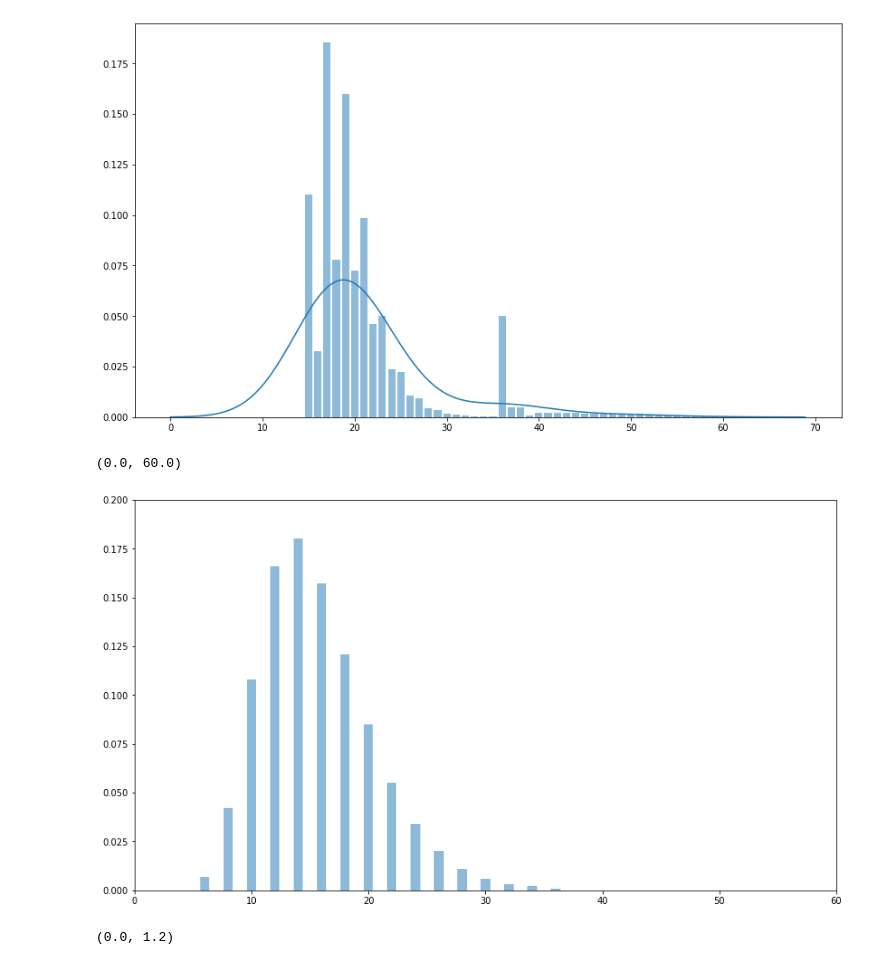
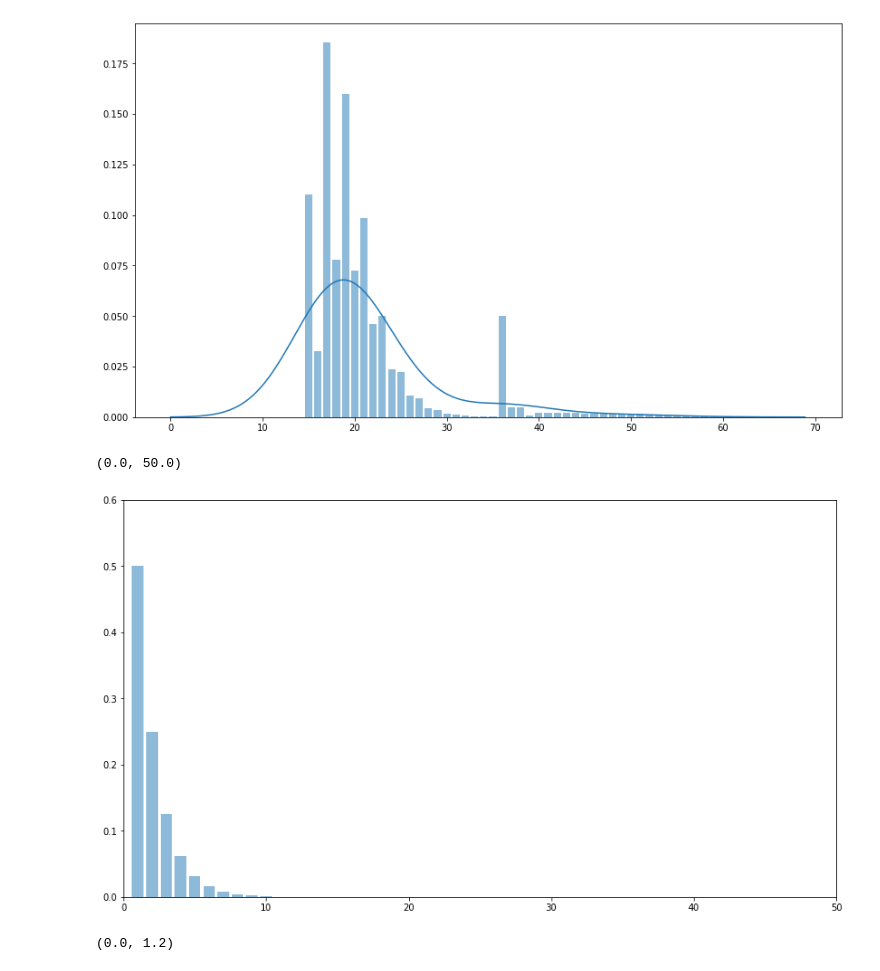
Before and after one commit to yannikschnitzer/prism, a Jupyter notebook: prism/distr.ipynb, the cells around one changed output. Saved outputs shown, nothing was run; the diff lists cells and outputs as text; code cells hidden in the pictures.

```diff
--- a/prism/distr.ipynb
+++ b/prism/distr.ipynb
@@ -76,17 +76,17 @@ plt.plot(range, kernel(range))
 [<matplotlib.lines.Line2D at 0x...>]
 [figure]
 # %%
-arr = np.array([0.000, 0.000, 0.000, 0.007, 0.042, 0.108, 0.166, 0.180, 0.157, 0.121, 0.085, 0.055, 0.034, 0.020, 0.011, 0.006, 0.003, 0.002, 0.001, 0.000, 0.000, 0.000, 0.000, 0.000, 0.000, 0.000, 0.000, 0.000, 0.000, 0.000, 0.000])
+arr = np.array([0.000, 0.500, 0.250, 0.125, 0.062, 0.031, 0.016, 0.008, 0.004, 0.002, 0.001, 0.000, 0.000, 0.000, 0.000, 0.000, 0.000, 0.000, 0.000, 0.000, 0.000, 0.000, 0.000, 0.000, 0.000, 0.000, 0.000, 0.000, 0.000, 0.000, 0.000, 0.000, 0.000, 0.000, 0.000, 0.000, 0.000, 0.000, 0.000, 0.000, 0.000, 0.000, 0.000, 0.000, 0.000, 0.000, 0.000, 0.000, 0.000, 0.000, 0.000])
 # %%
-z = np.array([0.0, 2.0, 4.0, 6.0, 8.0, 10.0, 12.0, 14.0, 16.0, 18.0, 20.0, 22.0, 24.0, 26.0, 28.0, 30.0, 32.0, 34.0, 36.0, 38.0, 40.0, 42.0, 44.0, 46.0, 48.0, 50.0, 52.0, 54.0, 56.0, 58.0, 60.0, 62.0, 64.0, 66.0, 68.0, 70.0, 72.0, 74.0, 76.0, 78.0, 80.0, 82.0, 84.0, 86.0, 88.0, 90.0, 92.0, 94.0, 96.0, 98.0, 100.0])
+z = np.array([0.0, 1.0, 2.0, 3.0, 4.0, 5.0, 6.0, 7.0, 8.0, 9.0, 10.0, 11.0, 12.0, 13.0, 14.0, 15.0, 16.0, 17.0, 18.0, 19.0, 20.0, 21.0, 22.0, 23.0, 24.0, 25.0, 26.0, 27.0, 28.0, 29.0, 30.0, 31.0, 32.0, 33.0, 34.0, 35.0, 36.0, 37.0, 38.0, 39.0, 40.0, 41.0, 42.0, 43.0, 44.0, 45.0, 46.0, 47.0, 48.0, 49.0, 50.0])
 # %%
 plt.figure(figsize=(14,8))
 plt.bar(z,arr, alpha=0.5)
-plt.ylim([0, 0.2])
+plt.ylim([0, 0.6])
 plt.xlim([0,z[-1]])
 # %% [output]
-(0.0, 60.0)
+(0.0, 50.0)
-[figure, old version]
+[figure, new version]
 # %%
 arr = np.array([0.000, 0.000, 0.000, 0.000, 0.000, 0.000, 0.000, 0.000, 0.000, 0.000, 0.000, 0.000, 0.000, 0.000, 0.000, 0.921, 0.000, 0.000, 0.000, 0.014, 0.016, 0.006, 0.016, 0.008, 0.005, 0.004, 0.005, 0.001, 0.001, 0.002, 0.000 ])
 # %%
```
Also changed, not shown: parts of 1 cell of this notebook, 5 other files.
